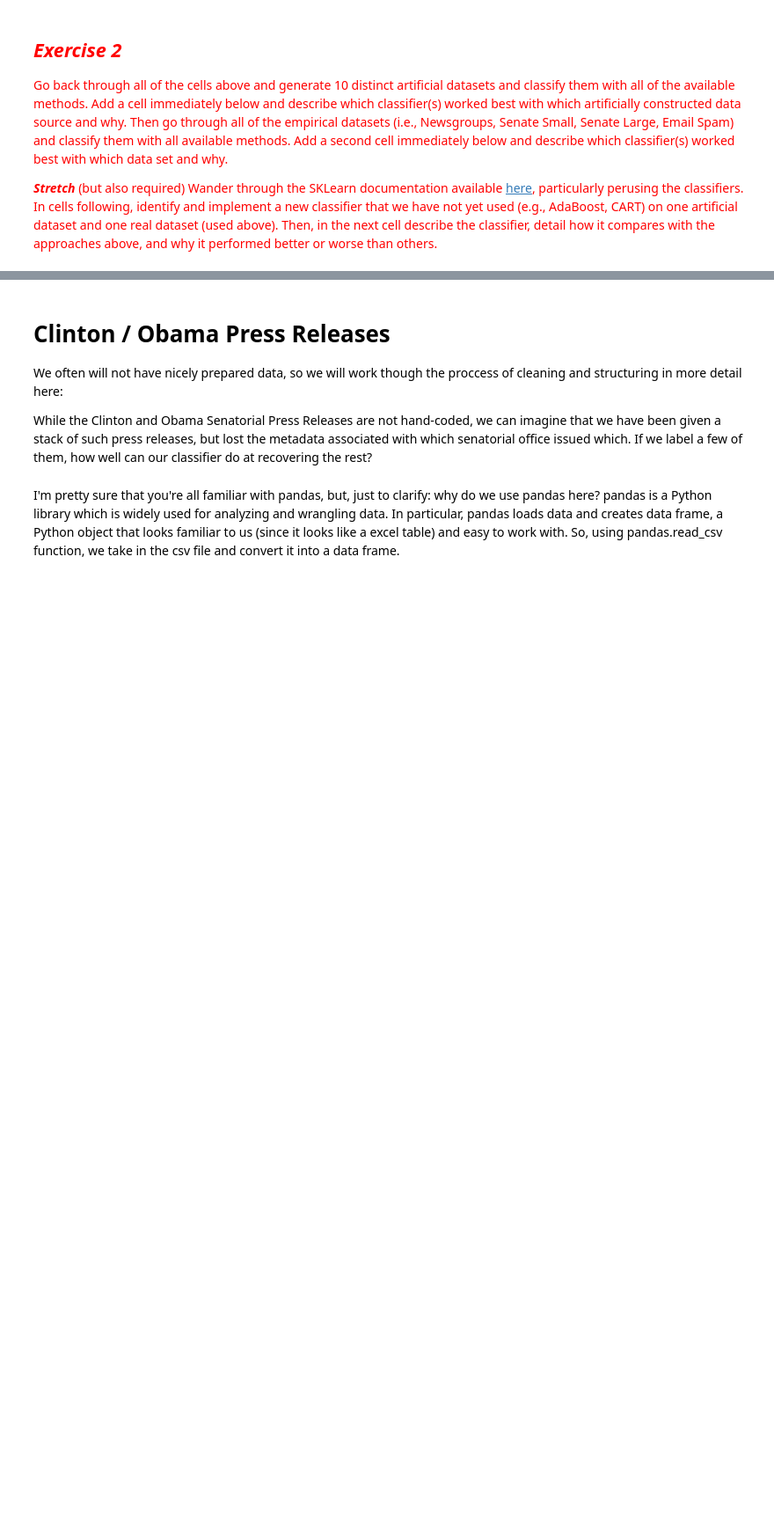
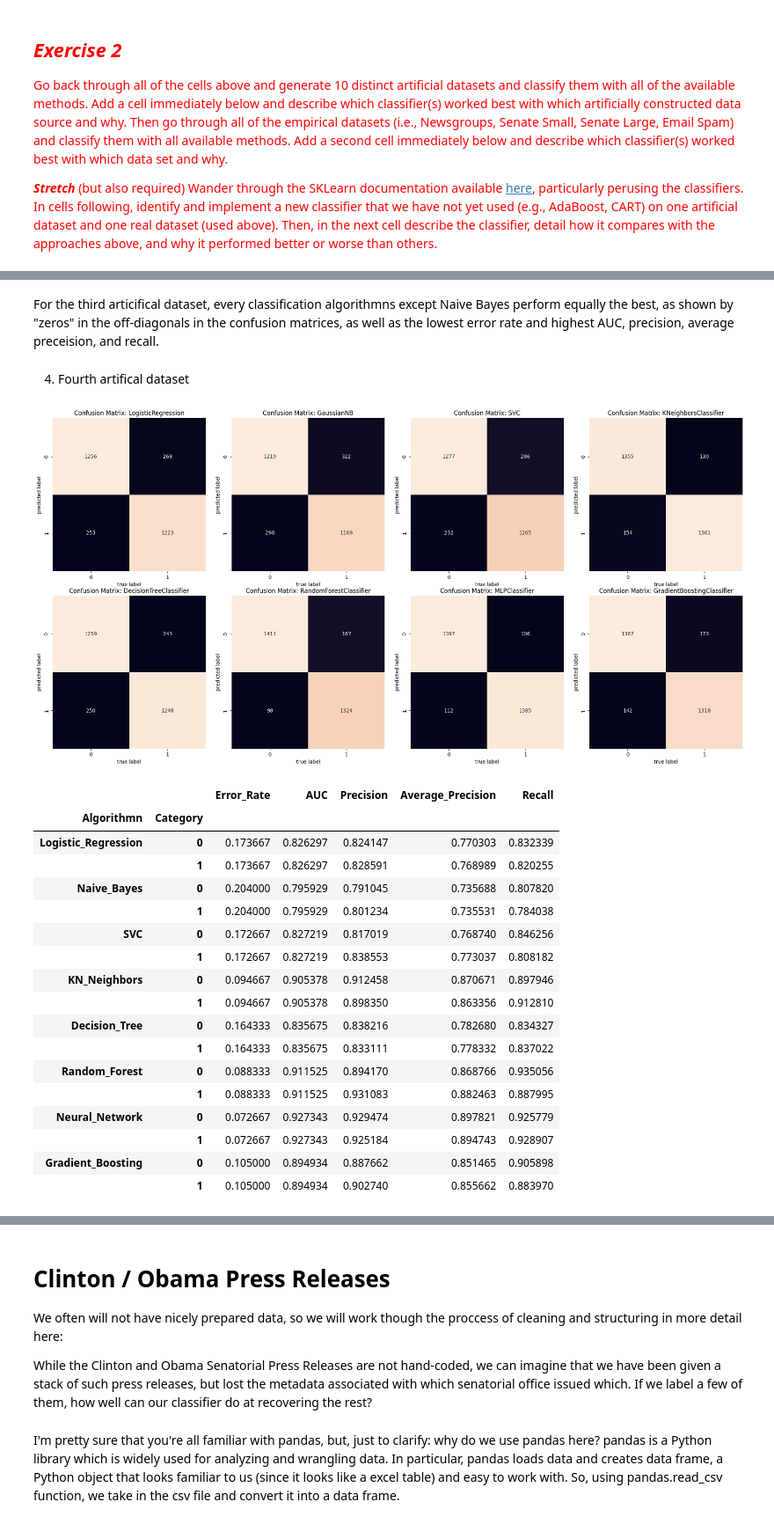
Before and after one commit to cty20010831/SOCI-40133-Computational-Content-Analysis, a Jupyter notebook: week 5/5-Classifying-Meanings-and-Documents.ipynb, the cells around one changed output, grey strips where cells are left out. Shown at 88% size. Drawn from its saved outputs; the diff is of its cells as text; code cells hidden in the pictures; blank space fills up the shorter version.

```diff
--- a/week 5/5-Classifying-Meanings-and-Documents.ipynb
+++ b/week 5/5-Classifying-Meanings-and-Documents.ipynb
@@ -610,0 +895,33 @@ lucem_illud.plotregions(clf, dfTrain)
+# %% [markdown]
+For the third articifical dataset, every classification algorithmns except Naive Bayes perform equally the best, as shown by "zeros" in the off-diagonals in the confusion matrices, as well as the lowest error rate and highest AUC, precision, average preceision, and recall.
+# %% [markdown]
+4. Fourth artifical dataset
+# %%
+from sklearn.datasets import make_classification
+from sklearn.model_selection import train_test_split
+
+X, y = make_classification(n_samples=10000, n_features=30, n_informative=10, random_state=42)
+
+X_train, X_test, y_train, y_test = train_test_split(X, y, test_size=0.3, random_state=42)
+
+classification(X_train, X_test, y_train, y_test)
+# %% [output]
+[figure, added]
+|  |  | Error_Rate | AUC | Precision | Average_Precision | Recall |
+| Algorithmn | Category |  |  |  |  |  |
+| Logistic_Regression | 0 | 0.173667 | 0.826297 | 0.824147 | 0.770303 | 0.832339 |
+|  | 1 | 0.173667 | 0.826297 | 0.828591 | 0.768989 | 0.820255 |
+| Naive_Bayes | 0 | 0.204000 | 0.795929 | 0.791045 | 0.735688 | 0.807820 |
+|  | 1 | 0.204000 | 0.795929 | 0.801234 | 0.735531 | 0.784038 |
+| SVC | 0 | 0.172667 | 0.827219 | 0.817019 | 0.768740 | 0.846256 |
+|  | 1 | 0.172667 | 0.827219 | 0.838553 | 0.773037 | 0.808182 |
+| KN_Neighbors | 0 | 0.094667 | 0.905378 | 0.912458 | 0.870671 | 0.897946 |
+|  | 1 | 0.094667 | 0.905378 | 0.898350 | 0.863356 | 0.912810 |
+| Decision_Tree | 0 | 0.164333 | 0.835675 | 0.838216 | 0.782680 | 0.834327 |
+|  | 1 | 0.164333 | 0.835675 | 0.833111 | 0.778332 | 0.837022 |
+| Random_Forest | 0 | 0.088333 | 0.911525 | 0.894170 | 0.868766 | 0.935056 |
+|  | 1 | 0.088333 | 0.911525 | 0.931083 | 0.882463 | 0.887995 |
+| Neural_Network | 0 | 0.072667 | 0.927343 | 0.929474 | 0.897821 | 0.925779 |
+|  | 1 | 0.072667 | 0.927343 | 0.925184 | 0.894743 | 0.928907 |
+| Gradient_Boosting | 0 | 0.105000 | 0.894934 | 0.887662 | 0.851465 | 0.905898 |
+|  | 1 | 0.105000 | 0.894934 | 0.902740 | 0.855662 | 0.883970 |
```
Also changed, not shown: parts of 144 cells of this notebook.
